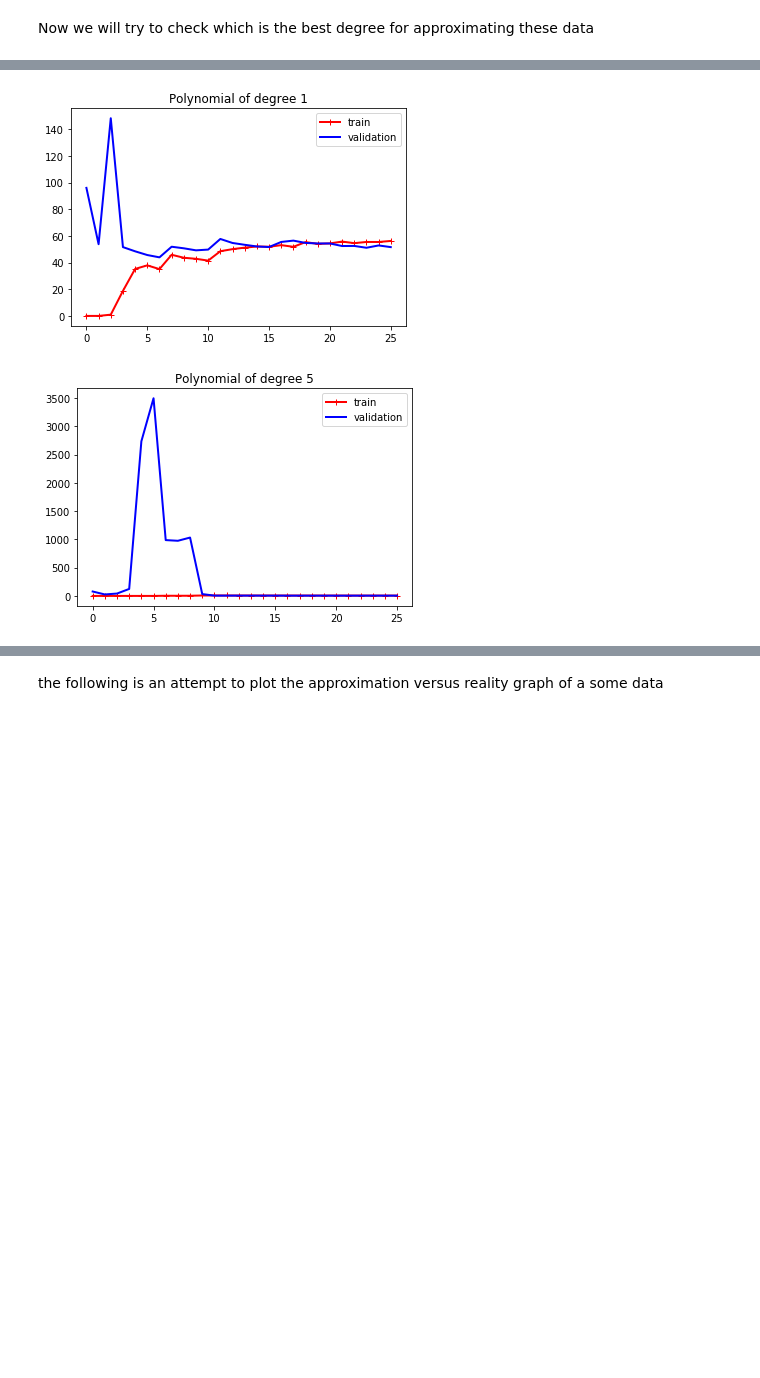
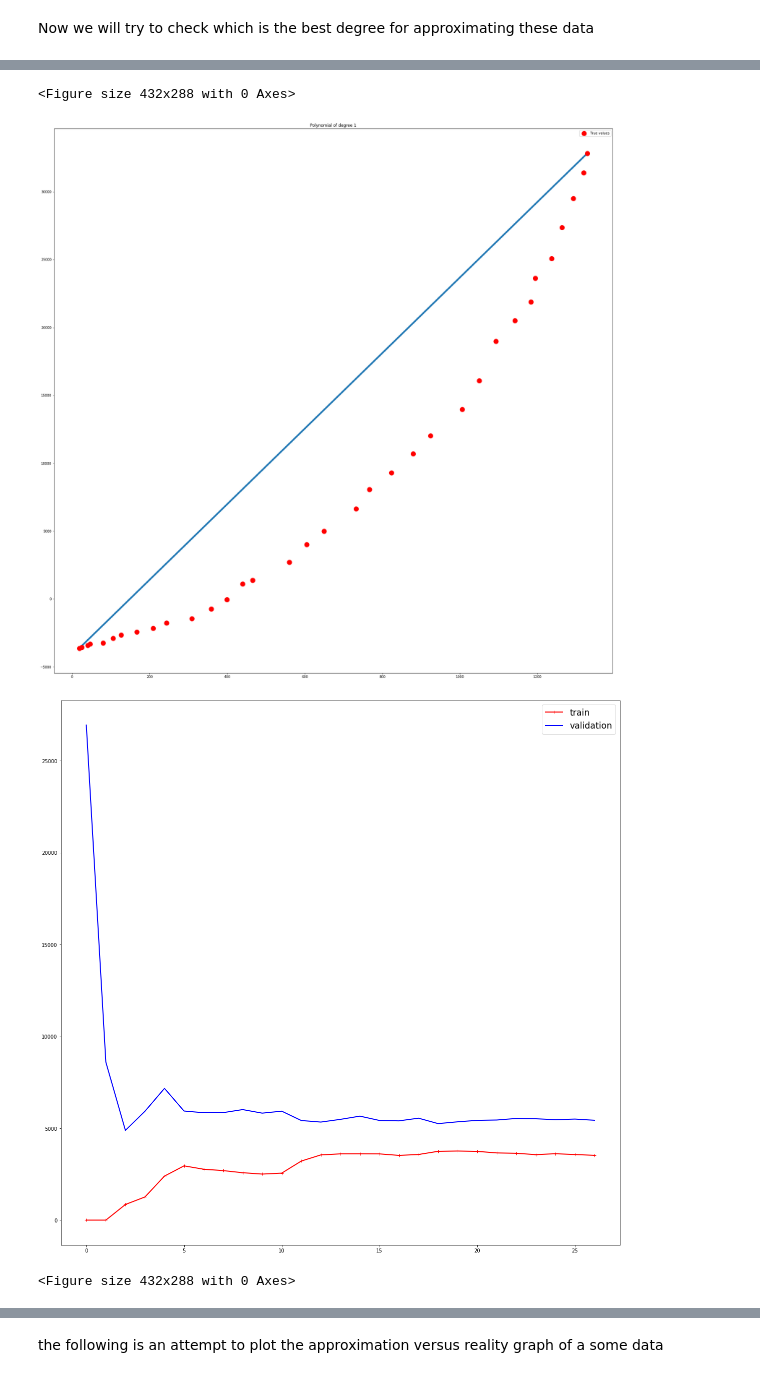
Before and after one commit to simonegiancola09/covid-19-Analysis, a Jupyter notebook: Covid.ipynb, the cells around one changed output, grey strips where cells are left out. Drawn from its saved outputs; the diff is of its cells as text; code cells hidden in the pictures; blank space fills up the shorter version.

```diff
--- a/Covid.ipynb
+++ b/Covid.ipynb
@@ -125,9 +94,9 @@ now we try to create a dataframe/dictionary which combines values of codice_regi
 # %% [markdown]
 we know there are 20 regions so it is enough to access the data frame up to the 20th row.
 # %%
-regioni=regioni.drop(['data','stato', 'codice_regione'],axis=1, errors="ignore")
-province=province.drop(['data','stato','codice_regione', 'codice_provincia'],axis=1, errors="ignore")
-nazione=nazione.drop(['data','stato'],axis=1, errors="ignore")
+regioni=regioni.drop(['data','stato', 'codice_regione', 'note_it', 'note_en'],axis=1, errors="ignore")
+province=province.drop(['data','stato','codice_regione', 'codice_provincia', 'note_it', 'note_en'],axis=1, errors="ignore")
+nazione=nazione.drop(['data','stato', 'note_it', 'note_en'],axis=1, errors="ignore")
 # %% [markdown]
 now we will shorten the dataframe so that we store in another dataframe the longitude and latitude coordinates which do not change at all
 # %%
@@ -186,6 +155,7 @@ we can simply extract the number of observations of the civil protection by divi
 # %%
 n_obs=int(regioni.shape[0]/21)
 n_reg=21
+
 #the following is a function to extract data from a single instance, as day, region, province or anything else
 def get_instance(dataset,instance,some,avoid=None):
     #unclear the "Avoid" part
@@ -197,17 +167,19 @@ def get_instance(dataset,instance,some,avoid=None):
         new.drop(avoid,axis=1,inplace=True)
     new=new.reset_index(drop=True)
     return new
+
 #the following is a function to extract a single regione
-def get_regione(df, name):
+def get_regione(name, df=regioni):
     df_copy=df.copy()
     dati_regione = df_copy.loc[df['denominazione_regione'] == name]
     dati_regione.drop(["denominazione_regione", "lat", "long"], axis=1, inplace=True)
     dati_regione=dati_regione.reset_index(drop=True)
     return dati_regione
+
 #the following is a function to extract data about a single day
 def get_giorno(df, day):
     return df.loc[df['day'] == day]
-a(b)
+
 #the following is a function to extract a single province
 def get_provincia(name, df=province):
     df_copy=df.copy()
@@ -215,6 +187,7 @@ def get_provincia(name, df=province):
     dati_provincia.drop(["denominazione_regione", "lat", "long", "denominazione_provincia", "sigla_provincia"], axis=1, inplace=True)
     dati_provincia=dati_provincia.reset_index(drop=True)
     return dati_provincia
+
 #the following is a function to get the whole region data for each province
 def get_regione_by_provincia(name,df=province):
     df_copy=df.copy()
@@ -222,6 +195,7 @@ def get_regione_by_provincia(name,df=province):
     dati_regione.drop(["denominazione_regione", "lat", "long"], axis=1, inplace=True)
     dati_regione=dati_regione.reset_index(drop=True)
     return dati_regione
+
 #the following is a function to get the list of provinces of a region
 def get_provincia_list(reg,df=province):
     a=get_regione_by_provincia(reg,df=province)
@@ -411,7 +390,5 @@ multi_plot_df([compute_perc_increase(Lom,'terapia_intensiva'),compute_perc_incre
 # %%
-tamp_day=compute_increase(nazione,'tamponi')
-tamp_day.tail()
-Lom=get_regione(regioni,'Lombardia')
+Lom=get_regione("Lombardia",regioni)
 tamp_day=compute_increase(Lom,'tamponi')
 tamp_day.tail()
 # %% [output]
@@ -448,9 +449,10 @@ def plot_learning_curves(model,X,y):
         y_val_pred=model.predict(X_val)
         train_err.append(mean_squared_error(y_train[:i],y_train_pred[:i]))
         val_err.append(mean_squared_error(y_val[:i],y_val_pred[:i]))
+    plt.figure(figsize=(20,20))
     plt.plot(np.sqrt(train_err),'r-+',linewidth=2,label='train')
     plt.plot(np.sqrt(val_err),'b-',linewidth=2,label='validation')
-    plt.legend()
+    plt.legend(fontsize="xx-large")
     print('The training error is: ',np.sqrt(train_err[-1]))
     print('The validation error is: ',np.sqrt(val_err[-1]))
 # %% [markdown]
@@ -535,6 +543,8 @@ for i in range(10):
     pol_reg=Pipeline([('p',PolynomialFeatures(degree=i,include_bias=False)),('lr',LinearRegression())])
     if i==1 or i==5 or i==9:
         plt.figure()
+        plot_approx(Lom,'terapia_intensiva','totale_casi',degree=i)
         plt.title(f'Polynomial of degree {i}')
         plot_learning_curves(pol_reg,X,y)
+#SEMBRA FUNZIONARE MA NON E' CORRETTO, X AND y NON C'ENTRANO
 # %% [output]
@@ -547,2 +557,4 @@ The validation error is:  5.349129150570858
+<Figure size 432x288 with 0 Axes>
-[figure, old version]
+[figure, new version]
-[figure, old version]
+[figure, new version]
+<Figure size 432x288 with 0 Axes>
```
Also changed, not shown: parts of 19 cells of this notebook.
